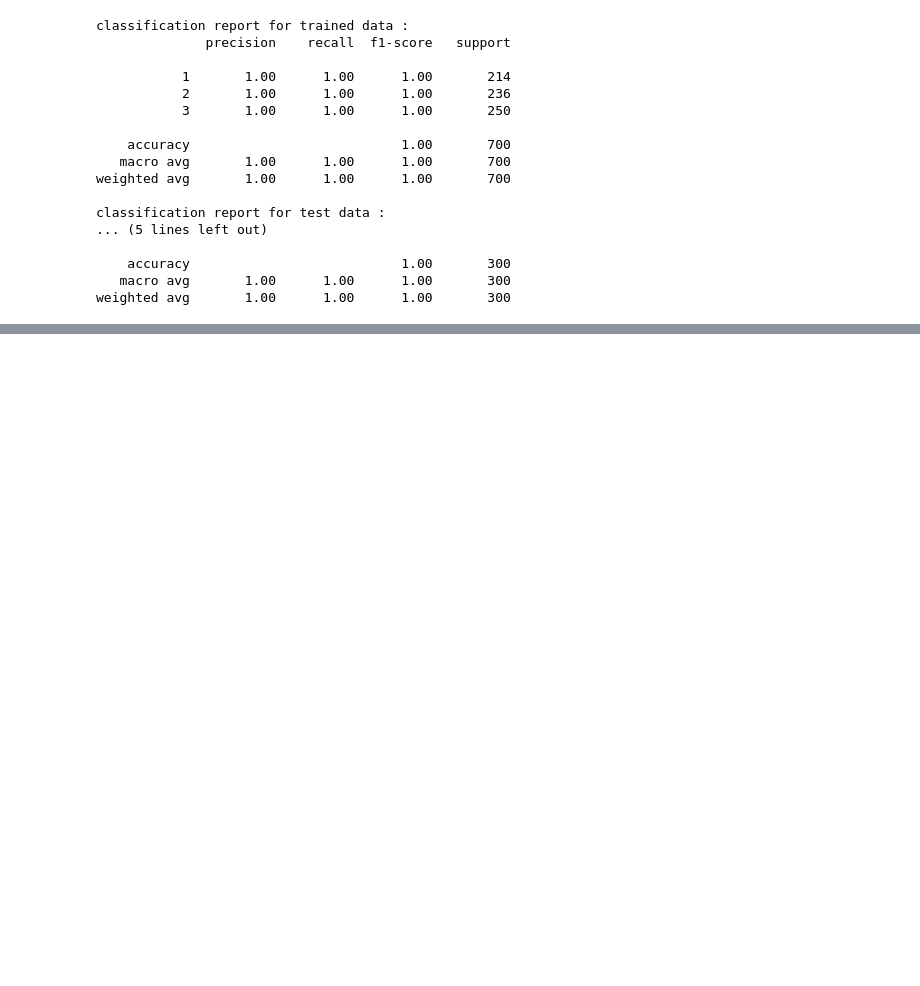
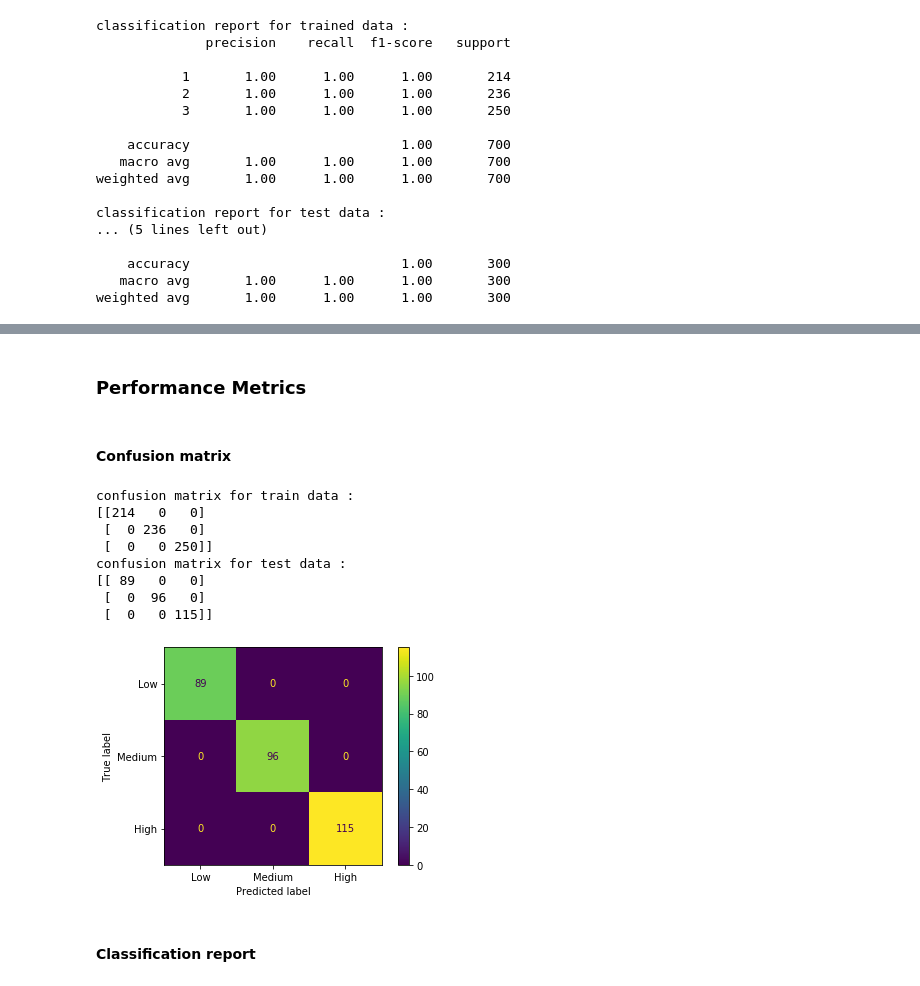
Before and after one commit to Mohimenol-Islam-Munna/Lung-Cancer-Prediction-Using-Machine-Learning-Algorithms, a Jupyter notebook: ML_Models/ k-nearest_neighbors_classifier.ipynb, the cells around one changed output, grey strips where cells are left out. Saved outputs shown, nothing was run; the diff lists cells and outputs as text; code cells hidden in the pictures; blank space fills up the shorter version.

```diff
--- a/ML_Models/ k-nearest_neighbors_classifier.ipynb
+++ b/ML_Models/ k-nearest_neighbors_classifier.ipynb
@@ -143,0 +186,7 @@ weighted avg       1.00      1.00      1.00       300
+# %%
+knn_model_wsf_prediction_from_trained_data = knn_model_wsf.predict(dpp.F_selec_train)
+knn_model_wsf_prediction_from_test_data = knn_model_wsf.predict(dpp.F_selec_test)
+
+# get current accuracy of the model
+knn_model_wsf_accuracy_from_trained_data = accuracy_score(dpp.P_selec_train, knn_model_wsf_prediction_from_trained_data)
+knn_model_wsf_accuracy_from_test_data = accuracy_score(dpp.P_selec_test, knn_model_wsf_prediction_from_test_data)
@@ -143,0 +200,30 @@ weighted avg       1.00      1.00      1.00       300
+# %% [markdown]
+### Performance Metrics
+# %% [markdown]
+#### Confusion matrix
+# %%
+#confusion matrix
+print("confusion matrix for train data :")
+print(confusion_matrix(dpp.P_selec_train, knn_model_wsf_prediction_from_trained_data))
+
+
+print("confusion matrix for test data :")
+cm = metrics.confusion_matrix(dpp.P_test, knn_model_wsf_prediction_from_test_data)
+
+print(cm)
+
+cmd = metrics.ConfusionMatrixDisplay(confusion_matrix=cm, display_labels=["Low","Medium","High"])
+cmd.plot()
+plt.show()
+# %% [output]
+confusion matrix for train data :
+[[214   0   0]
+ [  0 236   0]
+ [  0   0 250]]
+confusion matrix for test data :
+[[ 89   0   0]
+ [  0  96   0]
+ [  0   0 115]]
+[figure, added]
+# %% [markdown]
+#### Classification report
```
Also changed, not shown: parts of 18 cells of this notebook, 30 other files.
